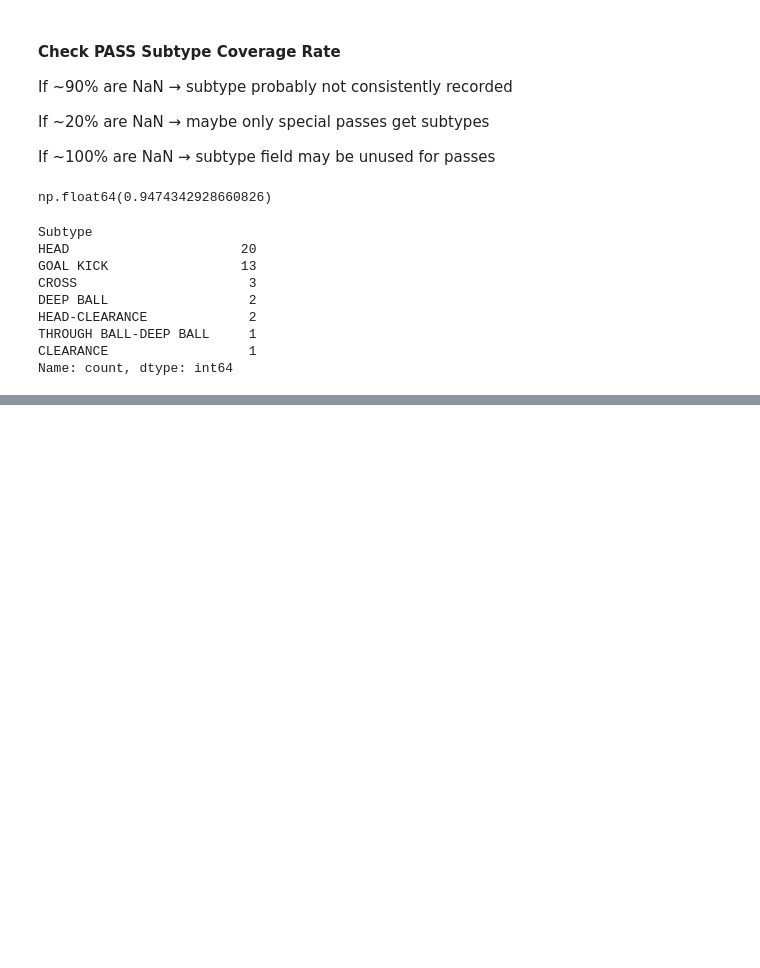
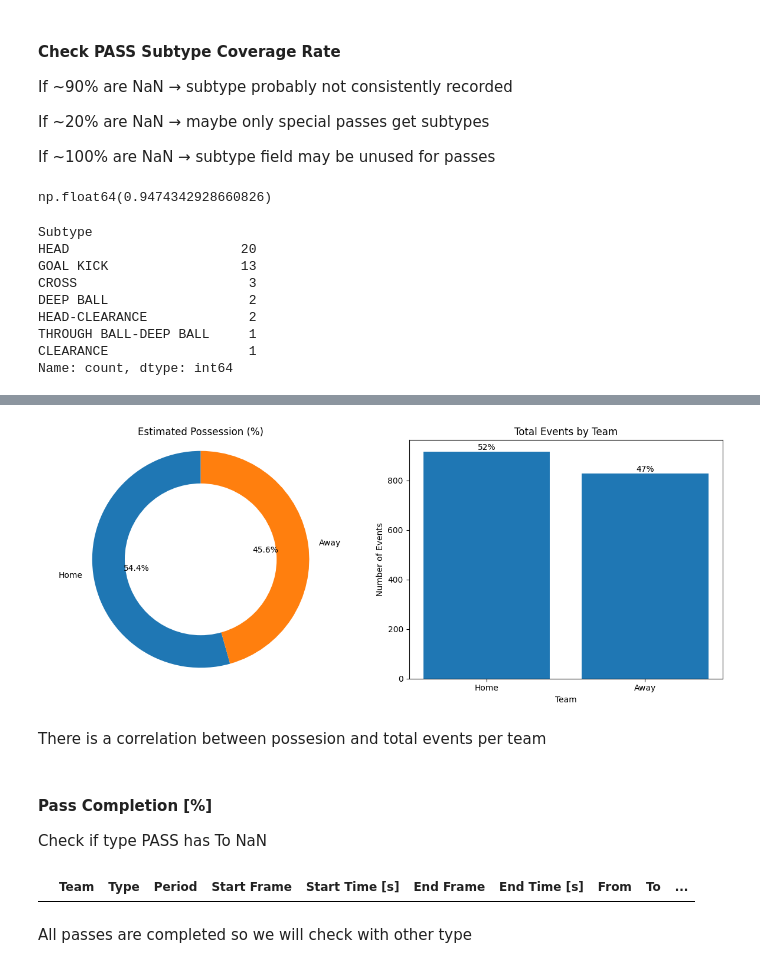
Before and after one commit to ieee-sb-uniwa/milon-football, a Jupyter notebook: notebooks/game1_analysis.ipynb, the cells around one changed output, grey strips where cells are left out. Saved outputs shown, nothing was run; the diff lists cells and outputs as text; code cells hidden in the pictures; blank space fills up the shorter version.

```diff
--- a/notebooks/game1_analysis.ipynb
+++ b/notebooks/game1_analysis.ipynb
@@ -369,0 +512,57 @@ We do not have missing values by error in the events csv
+# %%
+team_events = events['Team'].value_counts()
+
+fig, axes = plt.subplots(1, 2, figsize=(12,5))
+
+# --- Possession Donut ---
+wedges, texts, autotexts = axes[0].pie(
+    possession.round(2),
+    labels=possession.index,
+    autopct='%1.1f%%',
+    startangle=90,
+    wedgeprops=dict(width=0.4)
+)
+
+centre_circle = plt.Circle((0, 0), 0.70, fc='white')
+axes[0].add_artist(centre_circle)
+
+axes[0].set_title('Estimated Possession (%)')
+axes[0].axis('equal')
+
+
+# --- Total Events ---
+bars = axes[1].bar(team_events.index, team_events.values)
+
+axes[1].set_title('Total Events by Team')
+axes[1].set_ylabel('Number of Events')
+axes[1].set_xlabel('Team')
+
+# Add data labels above bars
+for bar in bars:
+    height = bar.get_height()
+    pct=(height / team_events.sum() * 100)
+    axes[1].text(
+        bar.get_x() + bar.get_width()/2,
+        height,
+        f'{int(pct)}%',
+        ha='center',
+        va='bottom'
+    )
+
+
+plt.tight_layout()
+plt.show()
+# %% [output]
+[figure, added]
+# %% [markdown]
+There is a correlation between possesion and total events per team
+# %% [markdown]
+#### Pass Completion [%]
+
+Check if type PASS has To NaN
+# %%
+events[(events['Type'] == 'PASS') & (events['To'].isna())]
+# %% [output]
+|  | Team | Type | Period | Start Frame | Start Time [s] | End Frame | End Time [s] | From | To | ... |
+# %% [markdown]
+All passes are completed so we will check with other type
```
Also changed, not shown: parts of 32 cells of this notebook, 1 other file.
